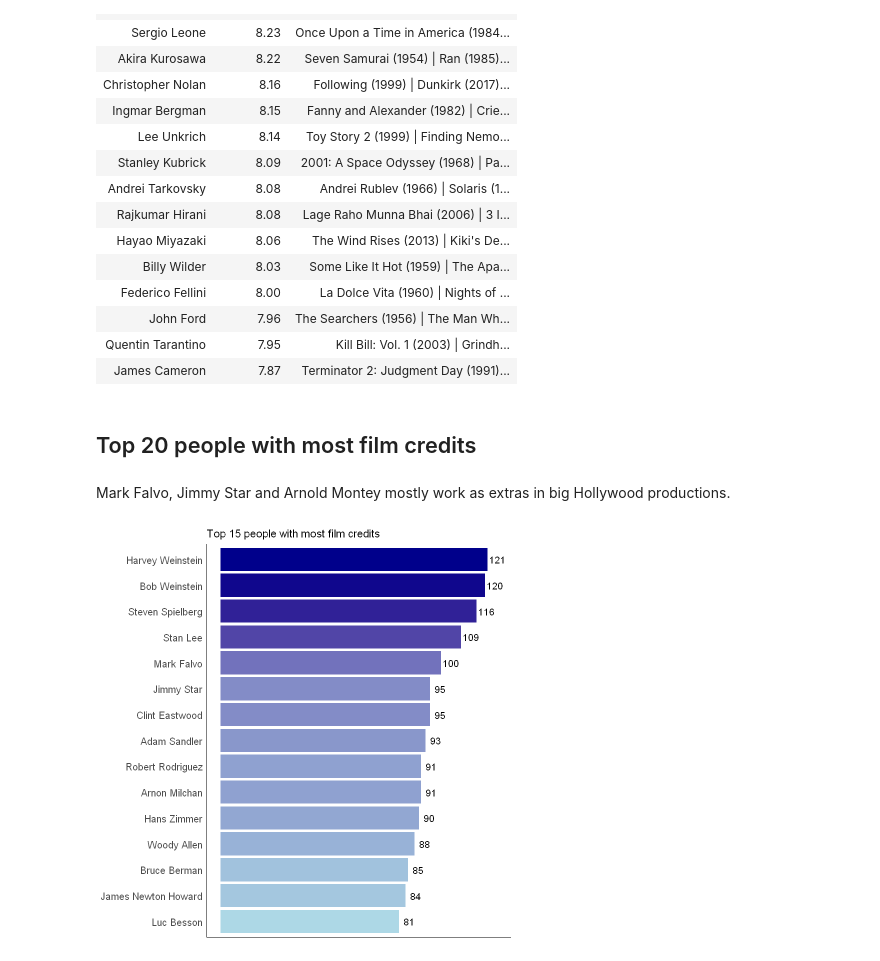
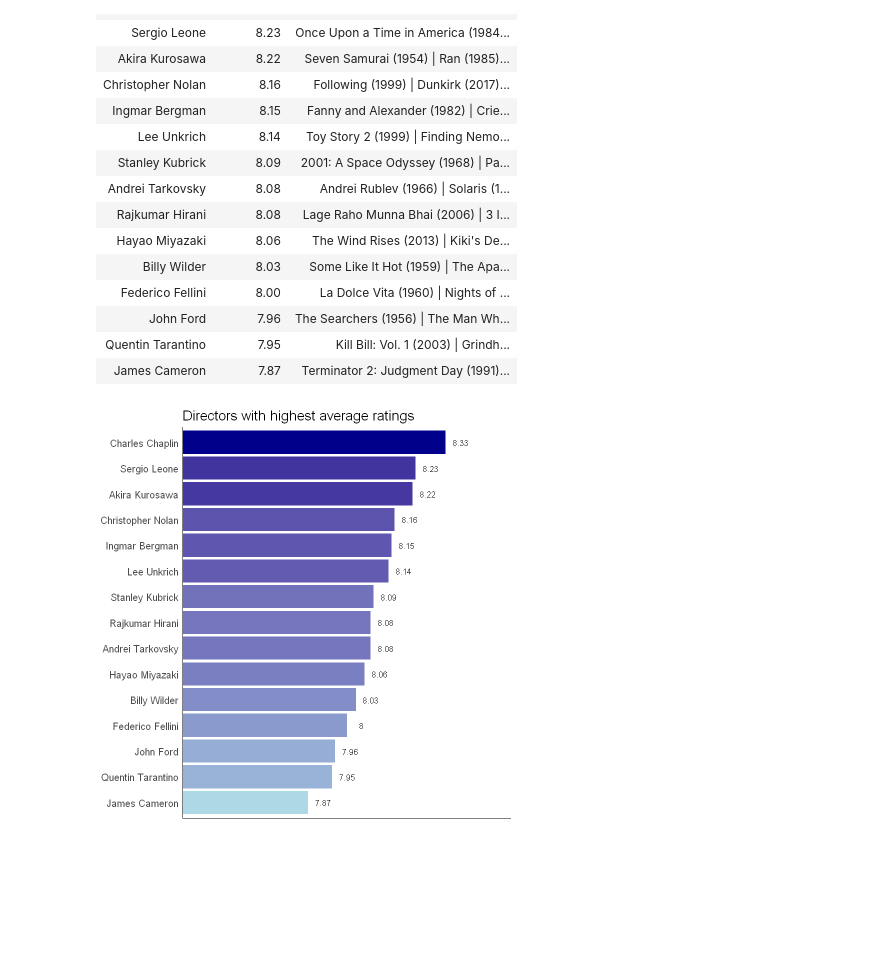
Before and after one commit to JacopoMalatesta/imdb_most_popular_films, a Jupyter notebook: scripts/04 - Querying and visualizing the results.ipynb, the cells around one changed output. Saved outputs shown, nothing was run; the diff lists cells and outputs as text; code cells hidden in the pictures; blank space fills up the shorter version.

```diff
--- a/scripts/04 - Querying and visualizing the results.ipynb
+++ b/scripts/04 - Querying and visualizing the results.ipynb
@@ -104,37 +150,24 @@ A data.frame: 15 × 3
 | John Ford | 7.96 | The Searchers (1956) | The Man Wh... |
 | Quentin Tarantino | 7.95 | Kill Bill: Vol. 1 (2003) | Grindh... |
 | James Cameron | 7.87 | Terminator 2: Judgment Day (1991)... |
-# %% [markdown]
-## Top 20 people with most film credits
-# %% [markdown]
-Mark Falvo, Jimmy Star and Arnold Montey mostly work as extras in big Hollywood productions.
-# %%
-query = "WITH CTE AS (SELECT UNNEST(ARRAY[director, writer, actors, cinematographer, editor, composer,
-                                 production_designer, art_director, costume_designer, producers]) people
-FROM people)
-
-SELECT UNNEST(STRING_TO_ARRAY(people, ';')) people, COUNT(*) n_of_credits
-FROM CTE
-GROUP BY 1
-ORDER BY 2 DESC
-LIMIT 15"
-
-output_three <- dbGetQuery(conn = con, statement = query)
-
-output_three %>%
-ggplot(aes(x = fct_reorder(people, n_of_credits), y = as.numeric(n_of_credits), fill = as.numeric(n_of_credits))) +
-geom_col() +
-geom_text(aes(label = as.numeric(n_of_credits)), nudge_y = 4.5, size = 4) +
-coord_flip() +
-theme_classic() +
-theme(legend.position = "none",
-      axis.title.x = element_blank(),
-      axis.title.y = element_blank(),
-      axis.text.x = element_blank(),
-      axis.text.y = element_text(size = 12),
-      axis.ticks.x = element_blank(),
-      axis.ticks.y = element_blank()) +
-scale_fill_gradient(low = "light blue", high = "dark blue") +
-ggtitle("Top 15 people with most film credits")
-# %% [output]
-[figure, removed]
+# %%
+output_two %>%
+ggplot(aes(x = fct_reorder(director, avg_rating),
+           y = avg_rating,
+           fill = avg_rating)) +
+geom_col() +
+geom_text(aes(label = avg_rating), nudge_y = 0.05, size = 3.5) +
+coord_flip(ylim = c(7.5, 8.5)) +
+theme_classic() +
+ggtitle("Directors with highest average ratings") +
+theme(legend.position = 'none',
+      title = element_text(size = 14),
+      axis.text.x = element_blank(),
+      axis.text.y = element_text(size = 12),
+      axis.title.x = element_blank(),
+      axis.title.y = element_blank(),
+      axis.ticks.x = element_blank(),
+      axis.ticks.y = element_blank()) +
+scale_fill_gradient(low = "light blue", high = "dark blue")
+# %% [output]
+[figure, added]
```
Also changed, not shown: parts of 9 cells of this notebook.
